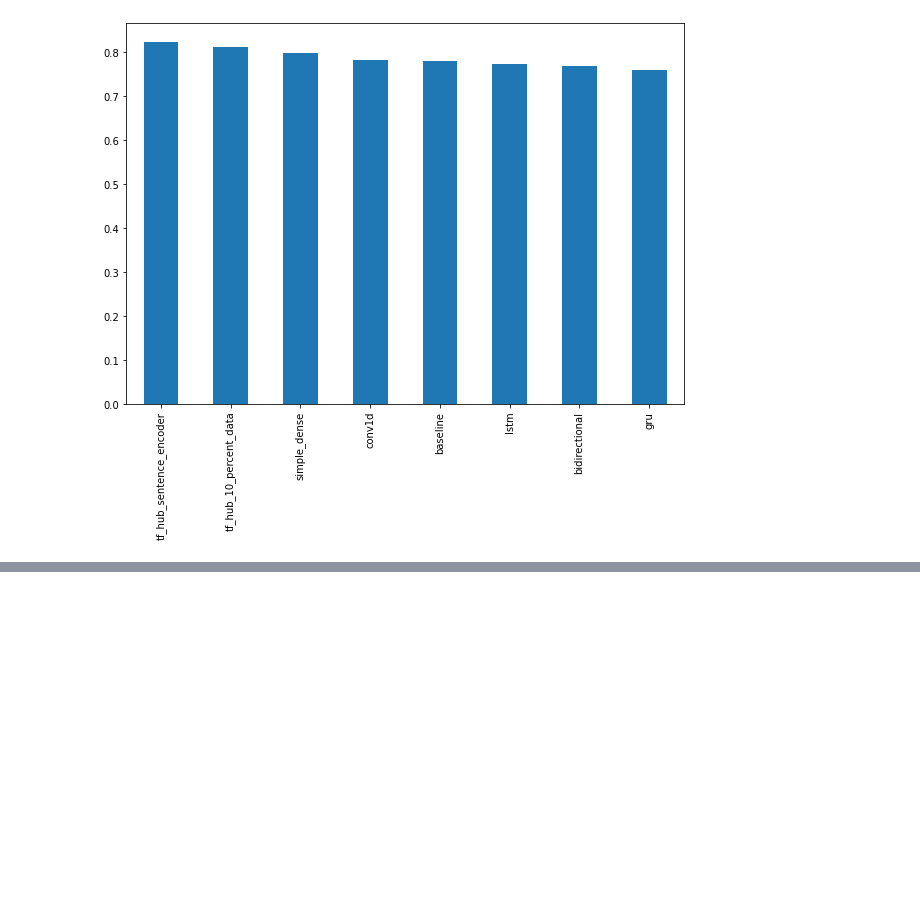
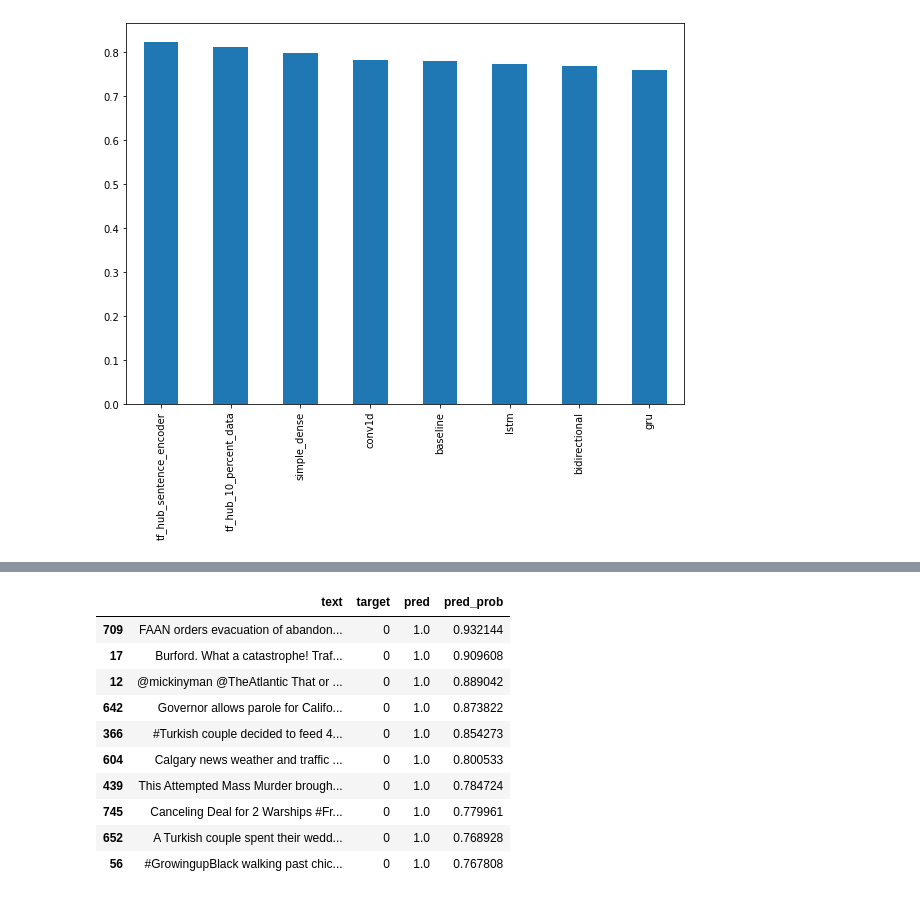
Before and after one commit to Ran-Dhir-Singh/google_colab_sheets, a Jupyter notebook: NLP_08.ipynb, the cells around one changed output, grey strips where cells are left out. Saved outputs shown, nothing was run; the diff lists cells and outputs as text; code cells hidden in the pictures; blank space fills up the shorter version.

```diff
--- a/NLP_08.ipynb
+++ b/NLP_08.ipynb
@@ -922,0 +925,6 @@ all_model_results.sort_values("f1_score", ascending=False)["f1_score"].plot(kind
+# %%
+val_df = pd.DataFrame({"text": val_sentences,
+                       "target": val_labels,
+                       "pred": model_6_preds,
+                       "pred_prob": tf.squeeze(model_6_pred_probs)})
+val_df.head()
@@ -922,0 +938,15 @@ all_model_results.sort_values("f1_score", ascending=False)["f1_score"].plot(kind
+# %%
+most_wrong = val_df[val_df["target"] != val_df["pred"]].sort_values("pred_prob", ascending=False)
+most_wrong[:10]
+# %% [output]
+|  | text | target | pred | pred_prob |
+| 709 | FAAN orders evacuation of abandon... | 0 | 1.0 | 0.932144 |
+| 17 | Burford. What a catastrophe! Traf... | 0 | 1.0 | 0.909608 |
+| 12 | @mickinyman @TheAtlantic That or ... | 0 | 1.0 | 0.889042 |
+| 642 | Governor allows parole for Califo... | 0 | 1.0 | 0.873822 |
+| 366 | #Turkish couple decided to feed 4... | 0 | 1.0 | 0.854273 |
+| 604 | Calgary news weather and traffic ... | 0 | 1.0 | 0.800533 |
+| 439 | This Attempted Mass Murder brough... | 0 | 1.0 | 0.784724 |
+| 745 | Canceling Deal for 2 Warships #Fr... | 0 | 1.0 | 0.779961 |
+| 652 | A Turkish couple spent their wedd... | 0 | 1.0 | 0.768928 |
+| 56 | #GrowingupBlack walking past chic... | 0 | 1.0 | 0.767808 |
```
Also changed, not shown: parts of 10 cells of this notebook.
